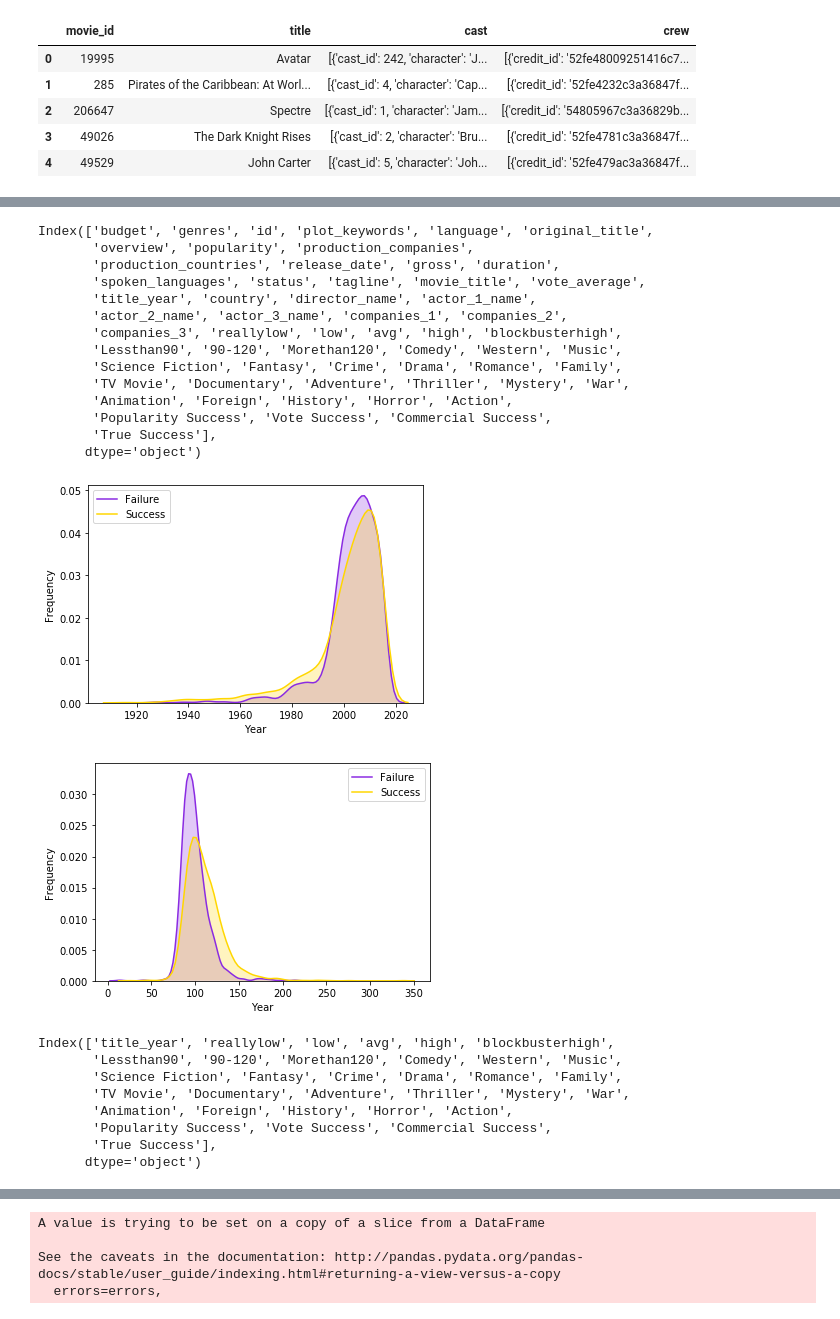
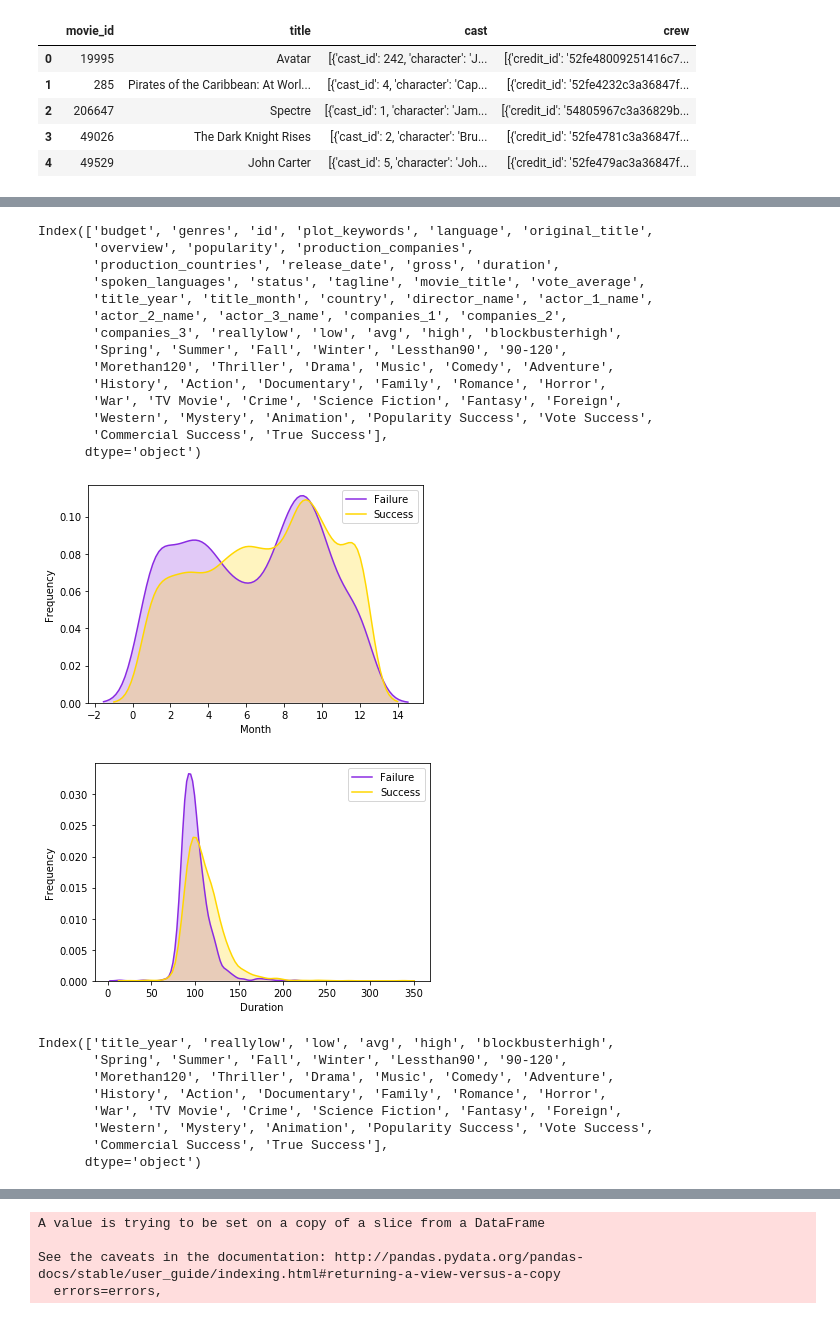
Before and after one commit to jzhan2543/fall19ml-moviepredictions, a Jupyter notebook: movie_notebook.ipynb, the cells around one changed output, grey strips where cells are left out. Cells and saved outputs as stored; diff of their text form; code cells hidden in the pictures.

Commit message:
month analyze
added seasons and success

```diff
--- a/movie_notebook.ipynb
+++ b/movie_notebook.ipynb
@@ -110,6 +110,8 @@ def convert_to_original_format(movies, credits):
     tmdb_movies = movies.copy()
     tmdb_movies.rename(columns=TMDB_TO_IMDB_SIMPLE_EQUIVALENCIES, inplace=True)
     tmdb_movies['title_year'] = pd.to_datetime(tmdb_movies['release_date']).apply(lambda x: x.year)
+    tmdb_movies['title_month'] = pd.to_datetime(tmdb_movies['release_date']).apply(lambda x: x.month)
+
     # I'm assuming that the first production country is equivalent, but have not been able to validate this
     tmdb_movies['country'] = tmdb_movies['production_countries'].apply(lambda x: safe_access(x, [0, 'name']))
     tmdb_movies['language'] = tmdb_movies['spoken_languages'].apply(lambda x: safe_access(x, [0, 'name']))
@@ -194,6 +196,12 @@ Index(['budget', 'genres', 'id', 'plot_keywords', 'language', 'original_title',
        'actor_2_name', 'actor_3_name', 'companies_1', 'companies_2',
        'companies_3', 'reallylow', 'low', 'avg', 'high', 'blockbusterhigh'],
       dtype='object')
+# %%
+#convert month to season
+data['Spring'] = data['title_month'].map(lambda s: 1 if 1 <= s <= 4 else 0)
+data['Summer'] = data['title_month'].map(lambda s: 1 if 5 <= s <= 7 else 0)
+data['Fall'] = data['title_month'].map(lambda s: 1 if 8 <= s <= 9 else 0)
+data['Winter'] = data['title_month'].map(lambda s: 1 if 10 <= s <= 12 else 0)
 # %%
 #duration
 data = data[np.isfinite(data['duration'])]
@@ -289,52 +294,52 @@ Index(['budget', 'genres', 'id', 'plot_keywords', 'language', 'original_title',
        'overview', 'popularity', 'production_companies',
        'production_countries', 'release_date', 'gross', 'duration',
        'spoken_languages', 'status', 'tagline', 'movie_title', 'vote_average',
-       'title_year', 'country', 'director_name', 'actor_1_name',
+       'title_year', 'title_month', 'country', 'director_name', 'actor_1_name',
        'actor_2_name', 'actor_3_name', 'companies_1', 'companies_2',
        'companies_3', 'reallylow', 'low', 'avg', 'high', 'blockbusterhigh',
-       'Lessthan90', '90-120', 'Morethan120', 'Comedy', 'Western', 'Music',
-       'Science Fiction', 'Fantasy', 'Crime', 'Drama', 'Romance', 'Family',
-       'TV Movie', 'Documentary', 'Adventure', 'Thriller', 'Mystery', 'War',
-       'Animation', 'Foreign', 'History', 'Horror', 'Action',
-       'Popularity Success', 'Vote Success', 'Commercial Success',
-       'True Success'],
+       'Spring', 'Summer', 'Fall', 'Winter', 'Lessthan90', '90-120',
+       'Morethan120', 'Thriller', 'Drama', 'Music', 'Comedy', 'Adventure',
+       'History', 'Action', 'Documentary', 'Family', 'Romance', 'Horror',
+       'War', 'TV Movie', 'Crime', 'Science Fiction', 'Fantasy', 'Foreign',
+       'Western', 'Mystery', 'Animation', 'Popularity Success', 'Vote Success',
+       'Commercial Success', 'True Success'],
       dtype='object')
 # %%
 #Let's do some visualizations on the features x Success before we drop all the useless fields
 # %%
-#title_year
-g = sns.kdeplot(popularity_data.title_year[(popularity_data["True Success"] == 0) ], color="blueviolet", shade = True)
-g = sns.kdeplot(popularity_data.title_year[(popularity_data["True Success"] == 1) ], ax =g, color="gold", shade= True)
-g.set_xlabel("Year")
+#title_month
+g = sns.kdeplot(popularity_data.title_month[(popularity_data["True Success"] == 0) ], color="blueviolet", shade = True)
+g = sns.kdeplot(popularity_data.title_month[(popularity_data["True Success"] == 1) ], ax =g, color="gold", shade= True)
+g.set_xlabel("Month")
 g.set_ylabel("Frequency")
 g = g.legend(["Failure","Success"])
 # %% [output]
-[figure, old version]
+[figure, new version]
 # %%
 #duration
 g = sns.kdeplot(popularity_data.duration[(popularity_data["True Success"] == 0) ], color="blueviolet", shade = True)
 g = sns.kdeplot(popularity_data.duration[(popularity_data["True Success"] == 1) ], ax =g, color="gold", shade= True)
-g.set_xlabel("Year")
+g.set_xlabel("Duration")
 g.set_ylabel("Frequency")
 g = g.legend(["Failure","Success"])
 # %% [output]
-[figure, old version]
+[figure, new version]
 # %%
 #time to drop the fields
 # %%
-#title_year not dropped atm for testing
+#title_year IS NOT dropped atm for testing of months ; duration
 popularity_data.drop(['id','budget','original_title','overview','spoken_languages','production_companies','production_countries','release_date','status',
           'tagline','movie_title','vote_average','language','director_name','actor_1_name','actor_2_name','actor_3_name',
-          'companies_1','companies_2','companies_3','country','genres','duration','plot_keywords','popularity','gross'], axis=1, inplace=True)
+          'companies_1','companies_2','companies_3','country','genres','plot_keywords','popularity','gross', 'title_month', 'duration'], axis=1, inplace=True)
 popularity_data.columns
 # %% [output]
 Index(['title_year', 'reallylow', 'low', 'avg', 'high', 'blockbusterhigh',
-       'Lessthan90', '90-120', 'Morethan120', 'Comedy', 'Western', 'Music',
-       'Science Fiction', 'Fantasy', 'Crime', 'Drama', 'Romance', 'Family',
-       'TV Movie', 'Documentary', 'Adventure', 'Thriller', 'Mystery', 'War',
-       'Animation', 'Foreign', 'History', 'Horror', 'Action',
-       'Popularity Success', 'Vote Success', 'Commercial Success',
-       'True Success'],
+       'Spring', 'Summer', 'Fall', 'Winter', 'Lessthan90', '90-120',
+       'Morethan120', 'Thriller', 'Drama', 'Music', 'Comedy', 'Adventure',
+       'History', 'Action', 'Documentary', 'Family', 'Romance', 'Horror',
+       'War', 'TV Movie', 'Crime', 'Science Fiction', 'Fantasy', 'Foreign',
+       'Western', 'Mystery', 'Animation', 'Popularity Success', 'Vote Success',
+       'Commercial Success', 'True Success'],
       dtype='object')
 # %%
 # don't include genres
```
Also changed, not shown: parts of 26 cells of this notebook.
